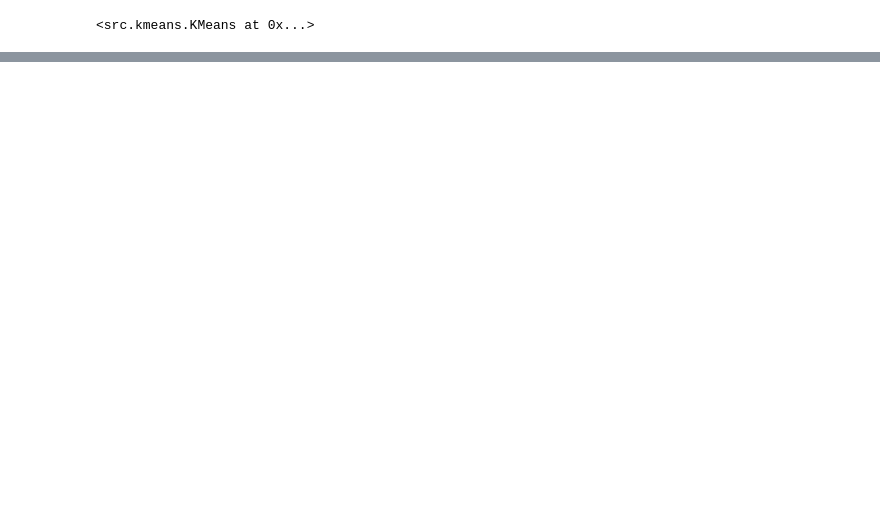
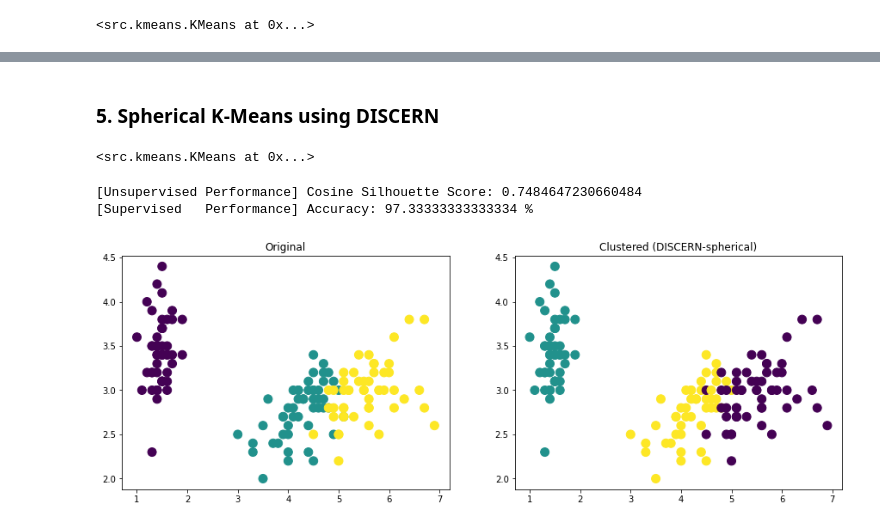
Before and after one commit to alihassanijr/TorchKMeans, a Jupyter notebook: examples/Test_Iris.ipynb, the cells around one changed output, grey strips where cells are left out. Saved outputs shown, nothing was run; the diff lists cells and outputs as text; code cells hidden in the pictures; blank space fills up the shorter version.

Commit message:
DISCERN Iris test passed.

```diff
--- a/examples/Test_Iris.ipynb
+++ b/examples/Test_Iris.ipynb
@@ -92,0 +93,8 @@ plt.show()
+# %% [markdown]
+<h3>5. Spherical K-Means using DISCERN</h3>
+# %%
+skm_discern = KMeans(None, init='discern', spherical=True)
+# %%
+skm_discern.fit(X_1)
+# %% [output]
+<src.kmeans.KMeans at 0x...>
@@ -92,0 +104,20 @@ plt.show()
+# %%
+print("[Unsupervised Performance] Cosine Silhouette Score: {}".format(iris_dssilhouette))
+print("[Supervised   Performance] Accuracy: {} %".format(iris_dsaccuracy))
+# %% [output]
+[Unsupervised Performance] Cosine Silhouette Score: 0.7484647230660484
+[Supervised   Performance] Accuracy: 97.33333333333334 %
+# %%
+fig, ax = plt.subplots(nrows=1, ncols=2, figsize=(15, 5))
+
+ax[0].scatter(X_1.cpu().numpy()[:, 2], X_1.cpu().numpy()[:, 1],
+                 c=y_1.cpu().numpy(), s=100)
+ax[0].set_title('Original')
+
+ax[1].scatter(X_1.cpu().numpy()[:, 2], X_1.cpu().numpy()[:, 1],
+                 c=skm_discern.labels_.cpu().numpy(), s=100)
+ax[1].set_title('Clustered (DISCERN-spherical)')
+
+plt.show()
+# %% [output]
+[figure, added]
```
Also changed, not shown: parts of 5 cells of this notebook.
